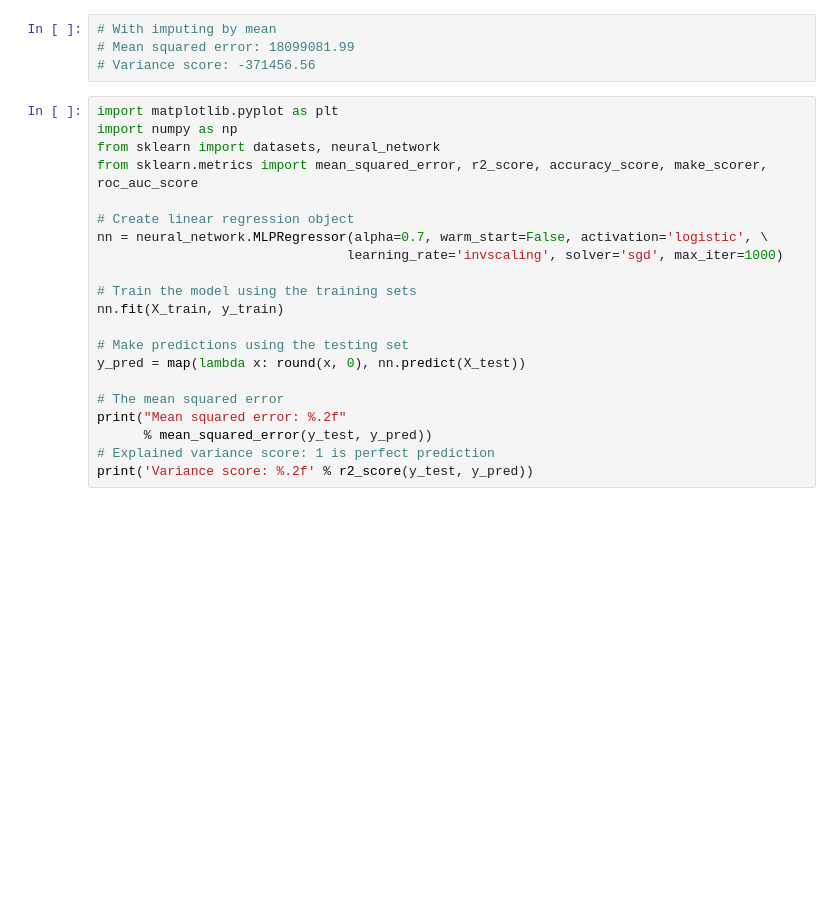
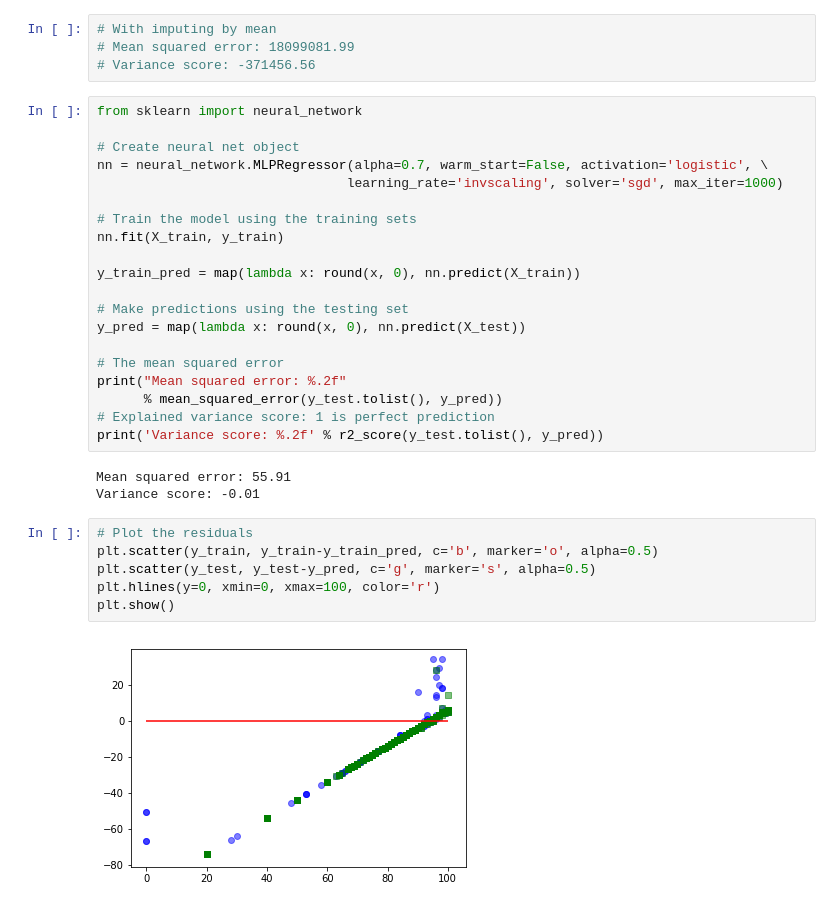
Before and after one commit to jhabib/w210, a Jupyter notebook: initial_classifier.ipynb, the cells around one changed output. Saved outputs shown, nothing was run; the diff lists cells and outputs as text; blank space fills up the shorter version.

```diff
--- a/initial_classifier.ipynb
+++ b/initial_classifier.ipynb
@@ -141,25 +279,35 @@ for i, j in zip(y_test[:20], y_pred[:20]): print i, j
 # Mean squared error: 18099081.99
 # Variance score: -371456.56
 # %%
-import matplotlib.pyplot as plt
-import numpy as np
-from sklearn import datasets, neural_network
-from sklearn.metrics import mean_squared_error, r2_score, accuracy_score, make_scorer, roc_auc_score
+from sklearn import neural_network
 
-# Create linear regression object
+# Create neural net object
 nn = neural_network.MLPRegressor(alpha=0.7, warm_start=False, activation='logistic', \
                                 learning_rate='invscaling', solver='sgd', max_iter=1000)
 
 # Train the model using the training sets
 nn.fit(X_train, y_train)
 
+y_train_pred = map(lambda x: round(x, 0), nn.predict(X_train))
+
 # Make predictions using the testing set
 y_pred = map(lambda x: round(x, 0), nn.predict(X_test))
 
 # The mean squared error
 print("Mean squared error: %.2f"
-      % mean_squared_error(y_test, y_pred))
+      % mean_squared_error(y_test.tolist(), y_pred))
 # Explained variance score: 1 is perfect prediction
-print('Variance score: %.2f' % r2_score(y_test, y_pred))
+print('Variance score: %.2f' % r2_score(y_test.tolist(), y_pred))
+# %% [output]
+Mean squared error: 55.91
+Variance score: -0.01
+# %%
+# Plot the residuals
+plt.scatter(y_train, y_train-y_train_pred, c='b', marker='o', alpha=0.5)
+plt.scatter(y_test, y_test-y_pred, c='g', marker='s', alpha=0.5)
+plt.hlines(y=0, xmin=0, xmax=100, color='r')
+plt.show()
+# %% [output]
+[figure, added]
 # %%
 for i, j in zip(y_test[:20], y_pred[:20]): print i, j
```
Also changed, not shown: parts of 11 cells of this notebook, 3 other files.
